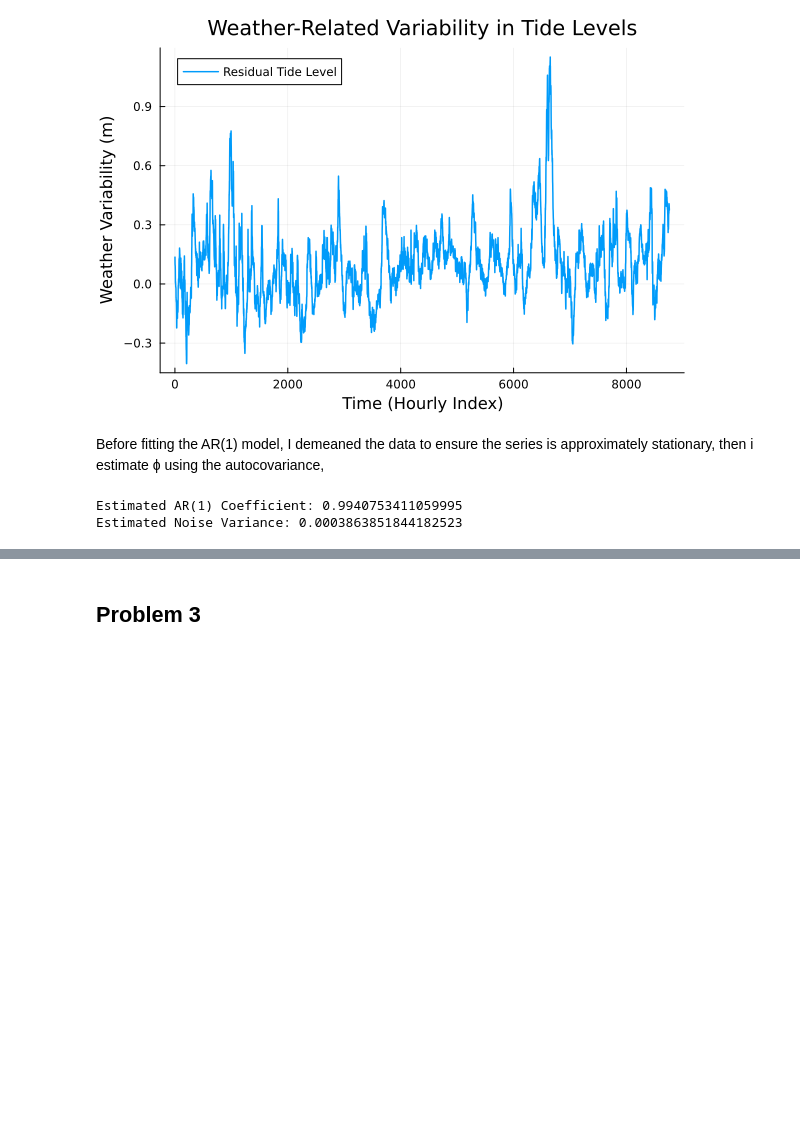
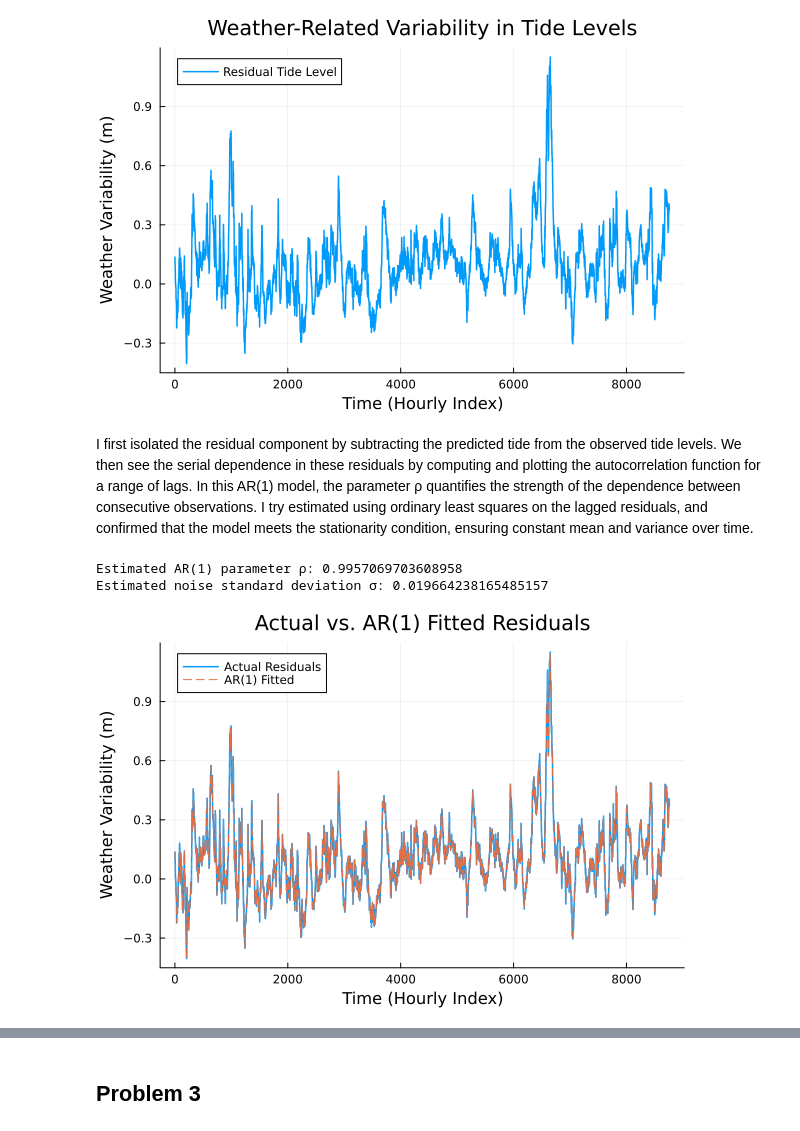
Before and after one commit to BEE4850-SP25/hw02-BorJiuntseng, a Jupyter notebook: hw02.ipynb, the cells around one changed output, grey strips where cells are left out. Drawn from its saved outputs; the diff is of its cells as text; code cells hidden in the pictures; blank space fills up the shorter version.

```diff
--- a/hw02.ipynb
+++ b/hw02.ipynb
@@ -342,24 +339,48 @@ plot(data.Weather_Variability, xlabel="Time (Hourly Index)", ylabel="Weather Var
 # %% [output]
 [figure]
 # %% [markdown]
-Before fitting the AR(1) model,
-I demeaned the data to ensure the series is approximately stationary,
-then i estimate ϕ using the autocovariance,
+I first isolated the residual component by subtracting the predicted tide from the observed tide levels. We then see the serial dependence in these residuals by computing and plotting the autocorrelation function for a range of lags. In this AR(1) model, the parameter
+ρ quantifies the strength of the dependence between consecutive observations. I try estimated using ordinary least squares on the lagged residuals, and confirmed that the model meets the stationarity condition, ensuring constant mean and variance over time.
 # %%
-# Fit an Autoregressive (AR) model to the weather-related variability
-weather_variability = data.Weather_Variability .- mean(data.Weather_Variability)  # Demean the data
-function estimate_ar1_coeff(series)
-    γ0 = var(series)  # Variance (lag 0 autocovariance)
-    γ1 = cor(series[1:end-1], series[2:end]) * γ0  # Lag-1 autocovariance
-    return γ1 / γ0  # AR(1) coefficient estimate
-end
+# Compute the autocorrelation for lags 1 to 30 to examine serial dependence
+maxlag = 30
+autocorr_values = [cor(data.Weather_Variability[1:end-lag], data.Weather_Variability[(lag+1):end]) for lag in 1:maxlag]
+time_lags = collect(1:maxlag)
 
-# Fit AR(1) Model
-phi_est = estimate_ar1_coeff(weather_variability)
-  # AR(1) coefficient
-sigma2_est = var(weather_variability) * (1 - phi_est^2)  # Noise variance estimate  # Fit AR(1) model
-println("Estimated AR(1) Coefficient: ", phi_est)
-println("Estimated Noise Variance: ", sigma2_est)
+# Plot the ACF; a rapid decay suggests that an AR(1) model may be sufficient.
+plot(time_lags, autocorr_values, xlabel="Lag", ylabel="Autocorrelation",
+     title="ACF of Weather-Related Variability", seriestype=:scatter)
+
+# -------------------------------
+# 3. Fitting the AR(1) Model Manually
+# -------------------------------
+# Our AR(1) model: y_t = ρ * y_(t-1) + ε_t, with ε_t ~ N(0, σ^2)
+n = length(data.Weather_Variability)
+# Create lagged vectors: X = y_1, ..., y_(n-1) and Y = y_2, ..., y_n
+X = data.Weather_Variability[1:n-1]
+Y = data.Weather_Variability[2:n]
+
+# Estimate the AR(1) coefficient ρ using the OLS formula:
+# ρ = sum(X .* Y) / sum(X.^2)
+rho = sum(X .* Y) / sum(X .^ 2)
+
+# Compute the residuals from the AR(1) model fit
+ols_residuals = Y .- rho .* X
+
+# Estimate the noise standard deviation σ
+# Using n-1 degrees of freedom because we estimated one parameter
+sigma = sqrt(sum(ols_residuals .^ 2) / (n - 1))
+
+println("Estimated AR(1) parameter ρ: ", rho)
+println("Estimated noise standard deviation σ: ", sigma)
+
+# Compare the AR(1) fitted values with the actual weather variability:
+# For t = 2:n, fitted value is ρ * y_(t-1)
+fitted_values = [rho * data.Weather_Variability[t-1] for t in 2:n]
+plot(data.Weather_Variability, xlabel="Time (Hourly Index)", ylabel="Weather Variability (m)",
+     title="Actual vs. AR(1) Fitted Residuals", label="Actual Residuals", linewidth=1.5, legend=:topleft)
+plot!(fitted_values, label="AR(1) Fitted", linestyle=:dash)
 # %% [output]
-Estimated AR(1) Coefficient: 0.9940753411059995
-Estimated Noise Variance: 0.0003863851844182523
+Estimated AR(1) parameter ρ: 0.9957069703608958
+Estimated noise standard deviation σ: 0.019664238165485157
+[figure, added]
```
Also changed, not shown: parts of 15 cells of this notebook.
